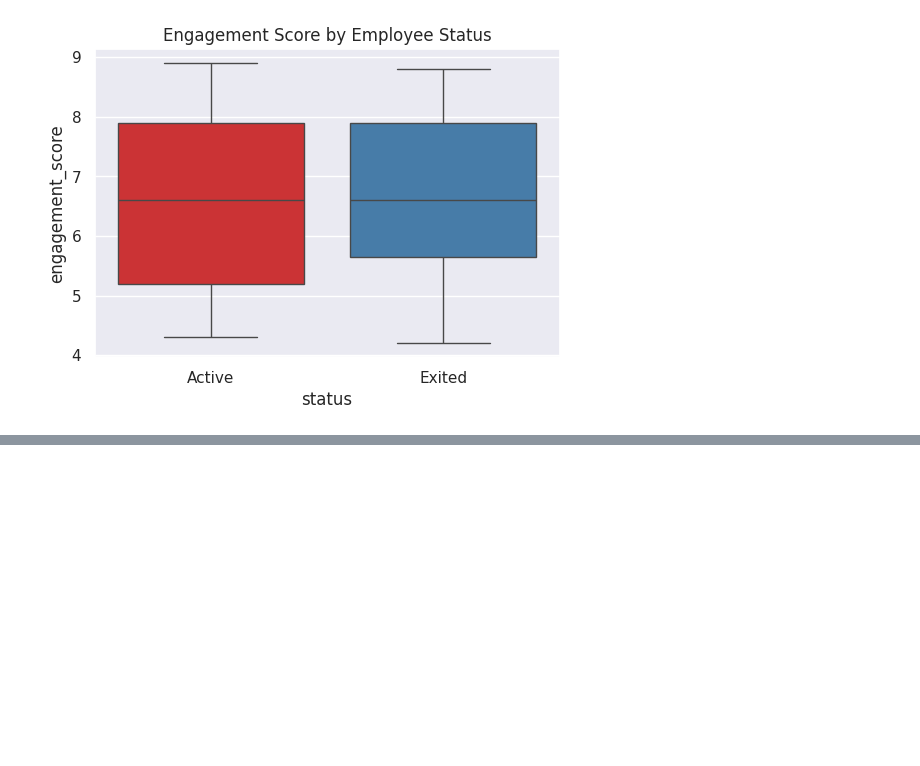
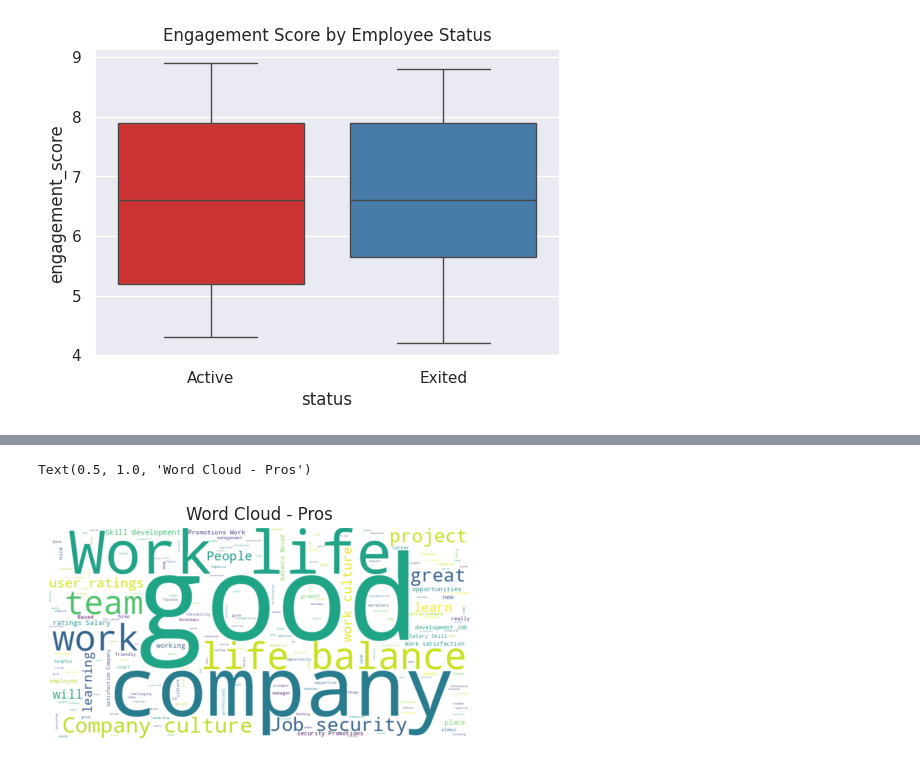
Before and after one commit to Derr009/hr-attrition-intelligence1, a Jupyter notebook: data/EDA.ipynb, the cells around one changed output, grey strips where cells are left out. Cells and saved outputs as stored; diff of their text form; code cells hidden in the pictures; blank space fills up the shorter version.

```diff
--- a/data/EDA.ipynb
+++ b/data/EDA.ipynb
@@ -215,0 +235,16 @@ Passing `palette` without assigning `hue` is deprecated and will be removed in v
+# %%
+# Combine all 'pros' into one large string
+pros_text = " ".join(str(x) for x in df['pros'] if pd.notnull(x))
+cons_text = " ".join(str(x) for x in df['cons'] if pd.notnull(x))
+# %%
+
+# Generate word clouds
+plt.figure(figsize=(12,6))
+plt.subplot(1,2,1)
+WordCloud(width=800, height=400, background_color="white").generate(pros_text)
+plt.imshow(WordCloud(width=800, height=400, background_color="white").generate(pros_text), interpolation='bilinear')
+plt.axis("off")
+plt.title("Word Cloud - Pros")
+# %% [output]
+Text(0.5, 1.0, 'Word Cloud - Pros')
+[figure, added]
```
Also changed, not shown: parts of 9 cells of this notebook, 1 other file.
